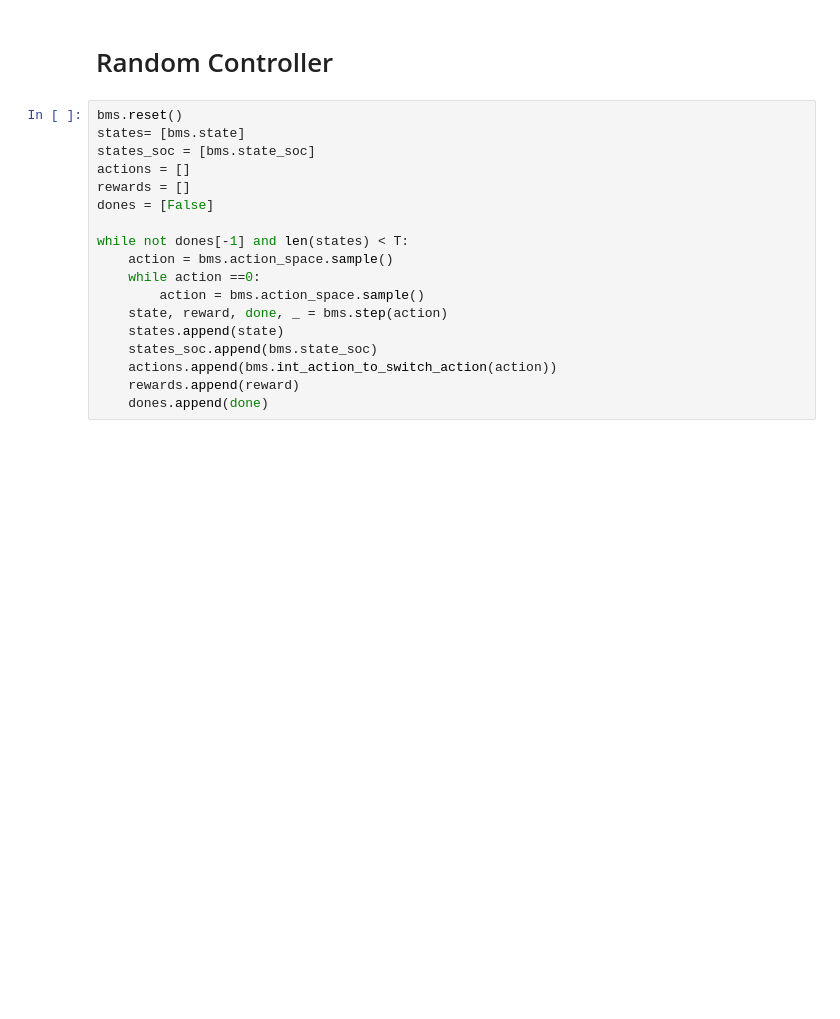
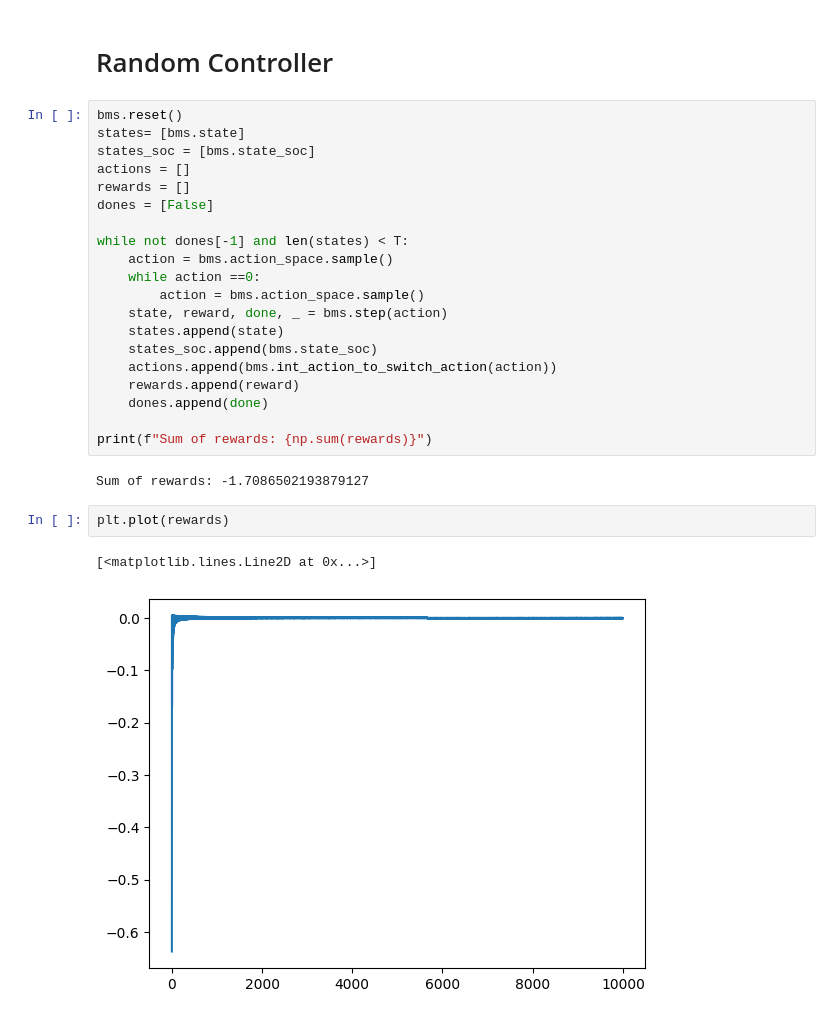
Before and after one commit to LeoBenac/BMS_project, a Jupyter notebook: bms_project.ipynb, the cells around one changed output. Cells and saved outputs as stored; diff of their text form; blank space fills up the shorter version.

```diff
--- a/bms_project.ipynb
+++ b/bms_project.ipynb
@@ -132,6 +151,15 @@ while not dones[-1] and len(states) < T:
     actions.append(bms.int_action_to_switch_action(action))
     rewards.append(reward)
     dones.append(done)
+
+print(f"Sum of rewards: {np.sum(rewards)}")
+# %% [output]
+Sum of rewards: -1.7086502193879127
+# %%
+plt.plot(rewards)
+# %% [output]
+[<matplotlib.lines.Line2D at 0x...>]
+[figure, added]
 # %%
 plot_bms_evolution(bms, states, states_soc, actions, rewards, dones)
 # %% [output]
```
Also changed, not shown: parts of 23 cells of this notebook, 37 other files.
